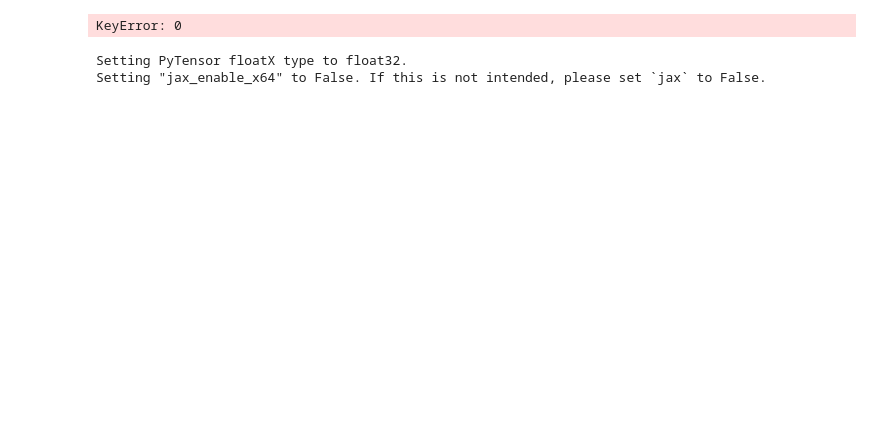
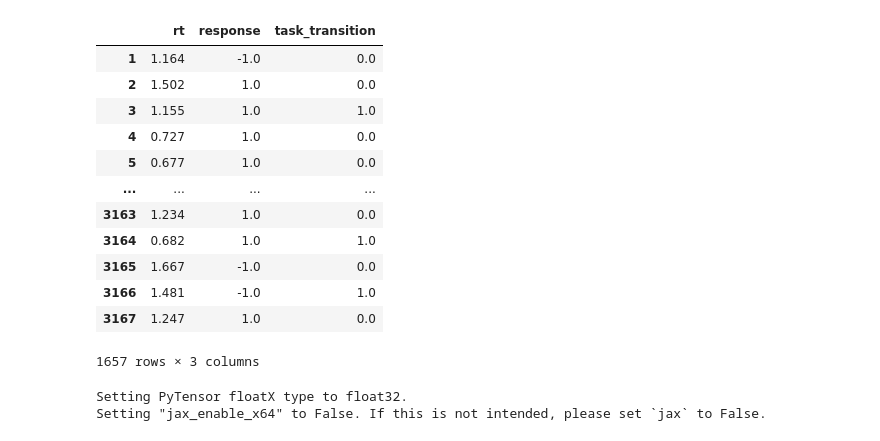
Before and after one commit to Kirschberg32/SwitchingTask_MfCS, a Jupyter notebook: K_Test_neu copy.ipynb, the cells around one changed output. Saved outputs shown, nothing was run; the diff lists cells and outputs as text; code cells hidden in the pictures; blank space fills up the shorter version.

```diff
--- a/K_Test_neu copy.ipynb
+++ b/K_Test_neu copy.ipynb
@@ -95,38 +95,49 @@ df_repetition = filtered_df[filtered_df['task_transition'] == 'repetition']
 df_switch = filtered_df[filtered_df['task_transition'] == 'switch']
 df_or = filtered_df[filtered_df.task_type != "or"]
 df_mov = filtered_df[filtered_df.task_type != "mov"]
 
 # miliseconds to seconds
 filtered_df = filtered_df.astype({'rt': 'float64'})
 filtered_df.loc[:, 'rt'] = filtered_df['rt'] / 1000
 filtered_df.loc[:, 'rt'] = filtered_df[filtered_df['rt'] <= 2]
 #change parameter Into numeric
 filtered_df['key_press'] = filtered_df['key_press'].map({'f': -1.0, 'j': 1.0})
 filtered_df['correct'] = filtered_df['correct'].map({False: 0.0, True: 1.0})
 filtered_df['task_type'] = filtered_df['task_type'].map({"or": 0.0, "mov": 1.0})
 filtered_df['task_transition'] = filtered_df['task_transition'].map({"repetition": 0.0, "switch": 1.0})
 filtered_df['congruency'] = filtered_df['congruency'].map({"congruent": 0.0, "incongruent": 1.0})
 filtered_df = filtered_df.rename(columns={"key_press": "response"})
 filtered_df = filtered_df.dropna()
 
+filtered_df.drop(['participant_id', 'correct', 'coherent_movement_direction','coherent_orientation','task_type','congruency'], axis='columns', inplace=True)
 df = filtered_df
-#df
-for i in df:
-    print(i)
-#filtered_df['rt']
+df
+
 
 
 #combined_df
 #for entry in true_false_lst_or:
 #    print(entry)
 #for entry in true_false_lst_mov:
 #    print(entry)
 #for entry in true_false_lst_or:
 #    print(entry)
 #selected_ids
 #len(selected_ids)
 # %% [output]
+|  | rt | response | task_transition |
+| 1 | 1.164 | -1.0 | 0.0 |
+| 2 | 1.502 | 1.0 | 0.0 |
+| 3 | 1.155 | 1.0 | 1.0 |
+| 4 | 0.727 | 1.0 | 0.0 |
+| 5 | 0.677 | 1.0 | 0.0 |
+| ... | ... | ... | ... |
+| 3163 | 1.234 | 1.0 | 0.0 |
+| 3164 | 0.682 | 1.0 | 1.0 |
+| 3165 | 1.667 | -1.0 | 0.0 |
+| 3166 | 1.481 | -1.0 | 1.0 |
+| 3167 | 1.247 | 1.0 | 0.0 |
-KeyError: 0
+1657 rows × 3 columns
 # %%
 from matplotlib import pyplot as plt
 import arviz as az
```
Also changed, not shown: parts of 4 cells of this notebook.
